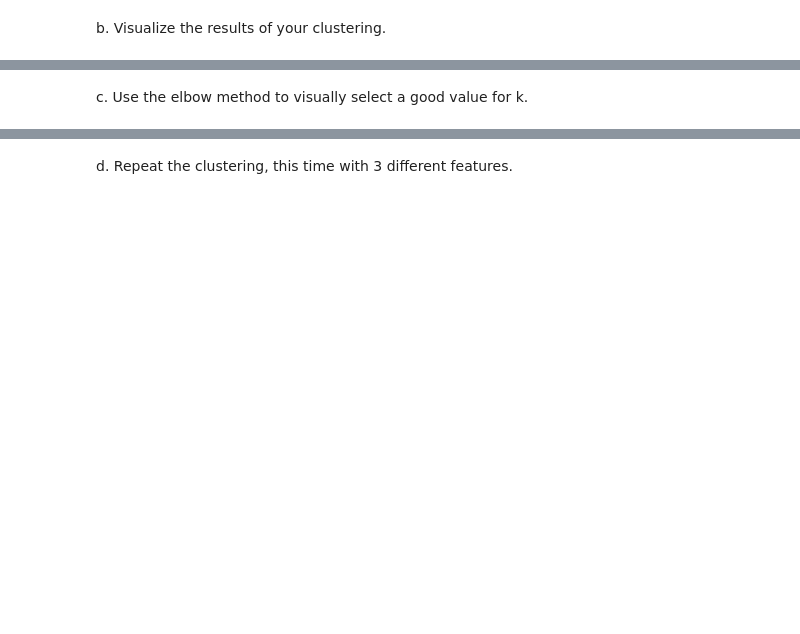
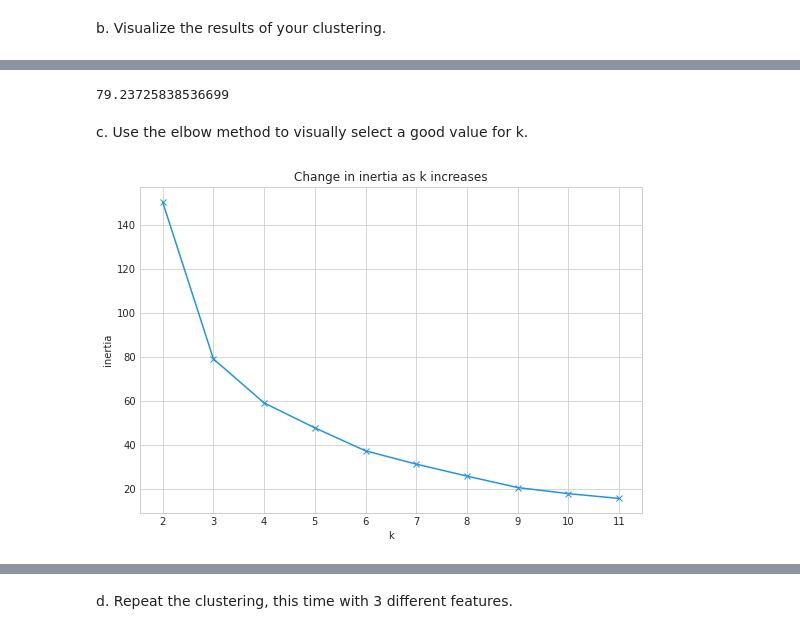
Before and after one commit to CaitlynCarney/git_practice, a Jupyter notebook: clustering-exercises/modeling.ipynb, the cells around one changed output, grey strips where cells are left out. Cells and saved outputs as stored; diff of their text form; code cells hidden in the pictures; blank space fills up the shorter version.

```diff
--- a/clustering-exercises/modeling.ipynb
+++ b/clustering-exercises/modeling.ipynb
@@ -9,2 +181,22 @@ b. Visualize the results of your clustering.
+# %%
+k = 3
+
+kmeans = KMeans(n_clusters= k)
+kmeans.fit(X_scaled)
+kmeans.inertia_
+# %% [output]
+79.23725838536699
 # %% [markdown]
 c. Use the elbow method to visually select a good value for k.
+# %%
+with plt.style.context('seaborn-whitegrid'):
+    plt.figure(figsize=(9, 6))
+    pd.Series({k: KMeans(k).fit(X_scaled).inertia_ for k in range(2, 12)}).plot(marker='x')
+    plt.xticks(range(2, 12))
+    plt.xlabel('k')
+    plt.ylabel('inertia')
+    plt.title('Change in inertia as k increases')
+
+    # 3 or 4 would work out well
+# %% [output]
+[figure, added]
```
Also changed, not shown: parts of 57 cells of this notebook.
